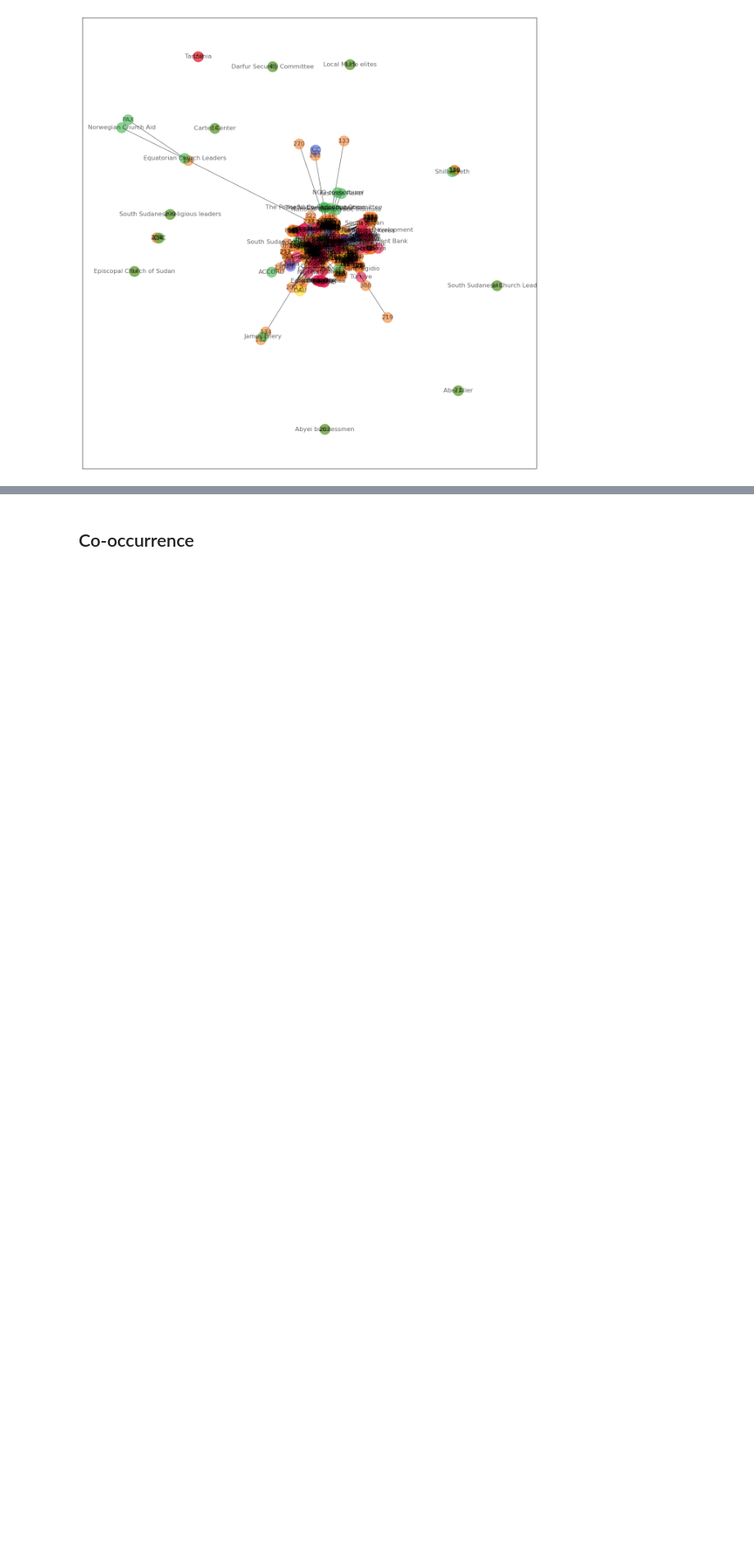
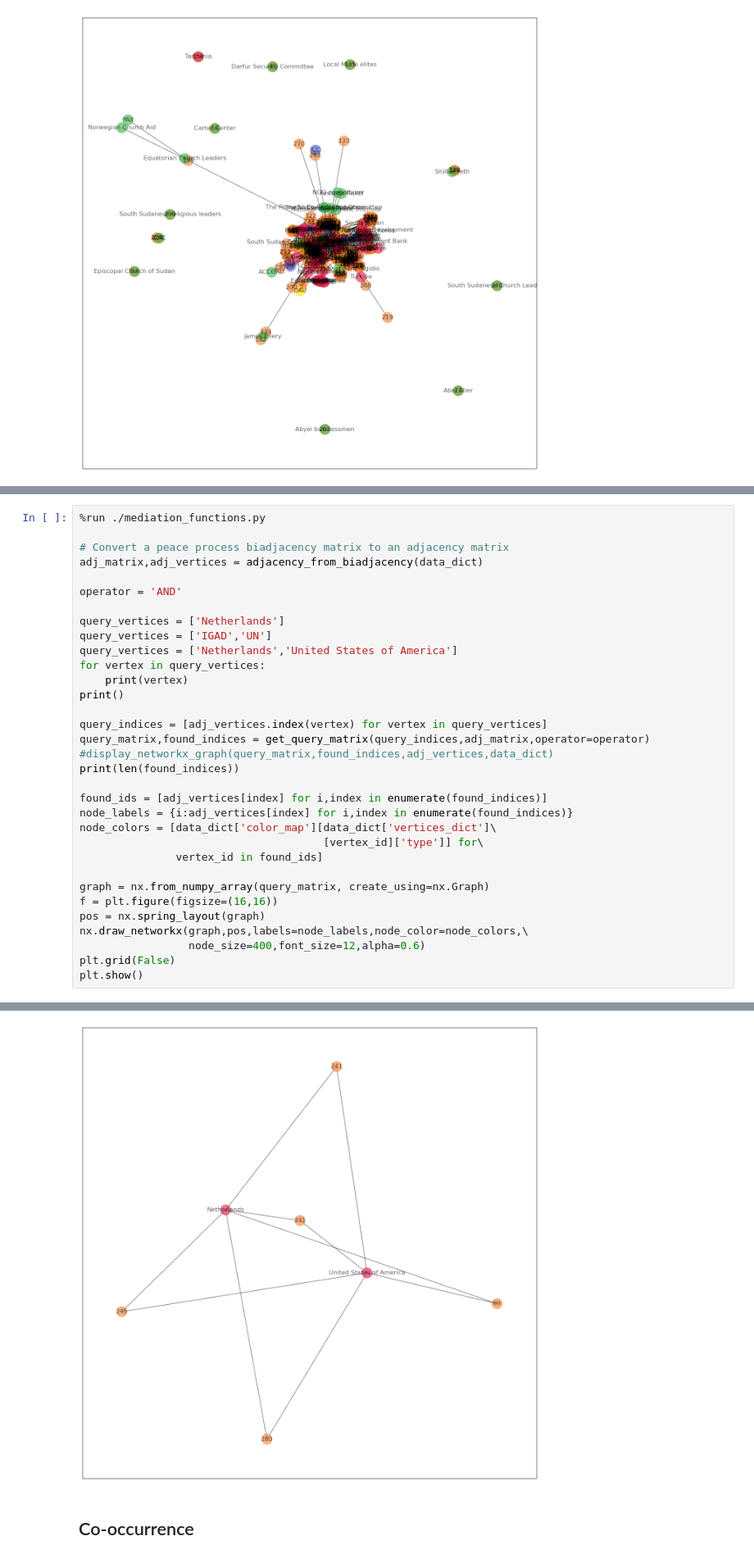
Before and after one commit to roybgardner/mediation, a Jupyter notebook: mediation_explorer.ipynb, the cells around one changed output, grey strips where cells are left out. Shown: that part at 82% size. Cells and saved outputs as stored; diff of their text form; blank space fills up the shorter version.

```diff
--- a/mediation_explorer.ipynb
+++ b/mediation_explorer.ipynb
@@ -87,0 +90,34 @@ plt.show()
+# %%
+%run ./mediation_functions.py
+
+# Convert a peace process biadjacency matrix to an adjacency matrix
+adj_matrix,adj_vertices = adjacency_from_biadjacency(data_dict)
+
+operator = 'AND'
+
+query_vertices = ['Netherlands']
+query_vertices = ['IGAD','UN']
+query_vertices = ['Netherlands','United States of America']
+for vertex in query_vertices:
+    print(vertex)
+print()
+
+query_indices = [adj_vertices.index(vertex) for vertex in query_vertices]
+query_matrix,found_indices = get_query_matrix(query_indices,adj_matrix,operator=operator)
+#display_networkx_graph(query_matrix,found_indices,adj_vertices,data_dict)
+print(len(found_indices))
+
+found_ids = [adj_vertices[index] for i,index in enumerate(found_indices)]
+node_labels = {i:adj_vertices[index] for i,index in enumerate(found_indices)}
+node_colors = [data_dict['color_map'][data_dict['vertices_dict']\
+                                      [vertex_id]['type']] for\
+               vertex_id in found_ids]
+
+graph = nx.from_numpy_array(query_matrix, create_using=nx.Graph)
+f = plt.figure(figsize=(16,16))
+pos = nx.spring_layout(graph)
+nx.draw_networkx(graph,pos,labels=node_labels,node_color=node_colors,\
+                 node_size=400,font_size=12,alpha=0.6)
+plt.grid(False)
+plt.show()
+# %% [output]
@@ -88,3 +128,4 @@ plt.show()
+[figure, added]
 # %% [markdown]
 ## Co-occurrence
 # %%
```
Also changed, not shown: parts of 2 cells of this notebook, 1 other file.
